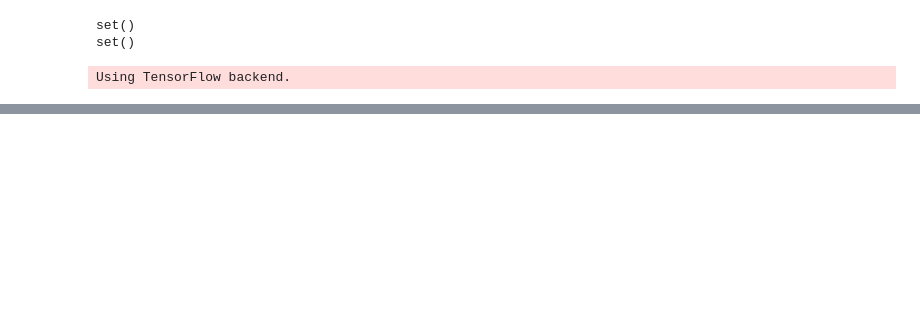
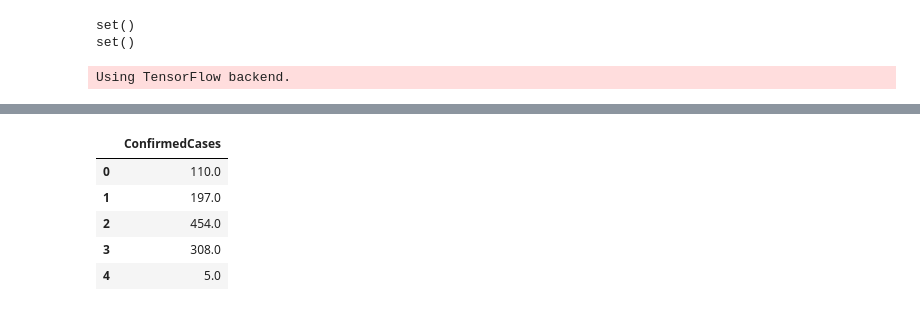
Before and after one commit to Velociraptorvelraptor/COVID19-global-forecasting, a Jupyter notebook: COVID19 global forecasting.ipynb, the cells around one changed output, grey strips where cells are left out. Saved outputs shown, nothing was run; the diff lists cells and outputs as text; code cells hidden in the pictures; blank space fills up the shorter version.

```diff
--- a/COVID19 global forecasting.ipynb
+++ b/COVID19 global forecasting.ipynb
@@ -226,0 +278,9 @@ print(X_train.shape[1])
+# %%
+y_cases.head(5)
+# %% [output]
+|  | ConfirmedCases |
+| 0 | 110.0 |
+| 1 | 197.0 |
+| 2 | 454.0 |
+| 3 | 308.0 |
+| 4 | 5.0 |
```
Also changed, not shown: parts of 17 cells of this notebook.
